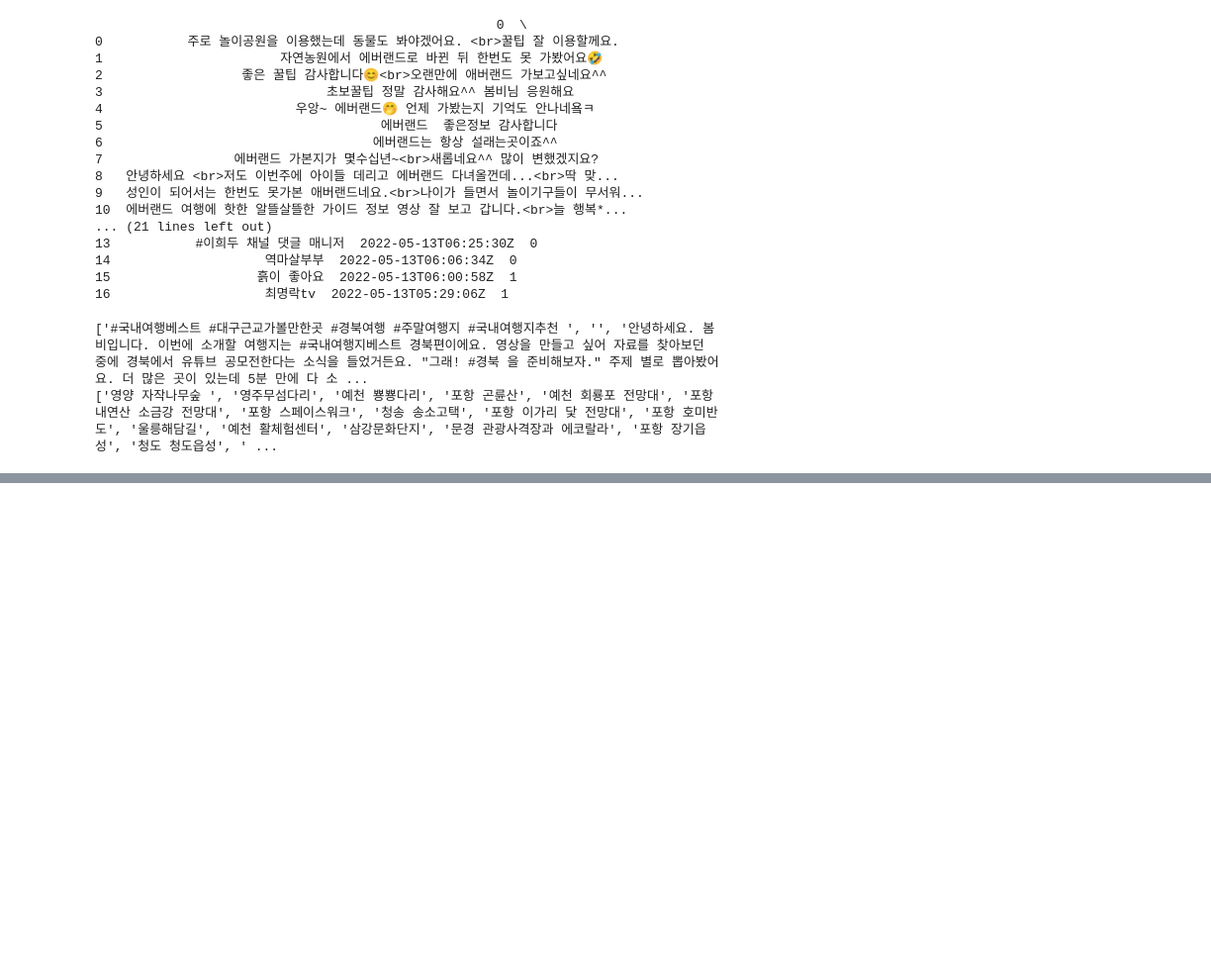
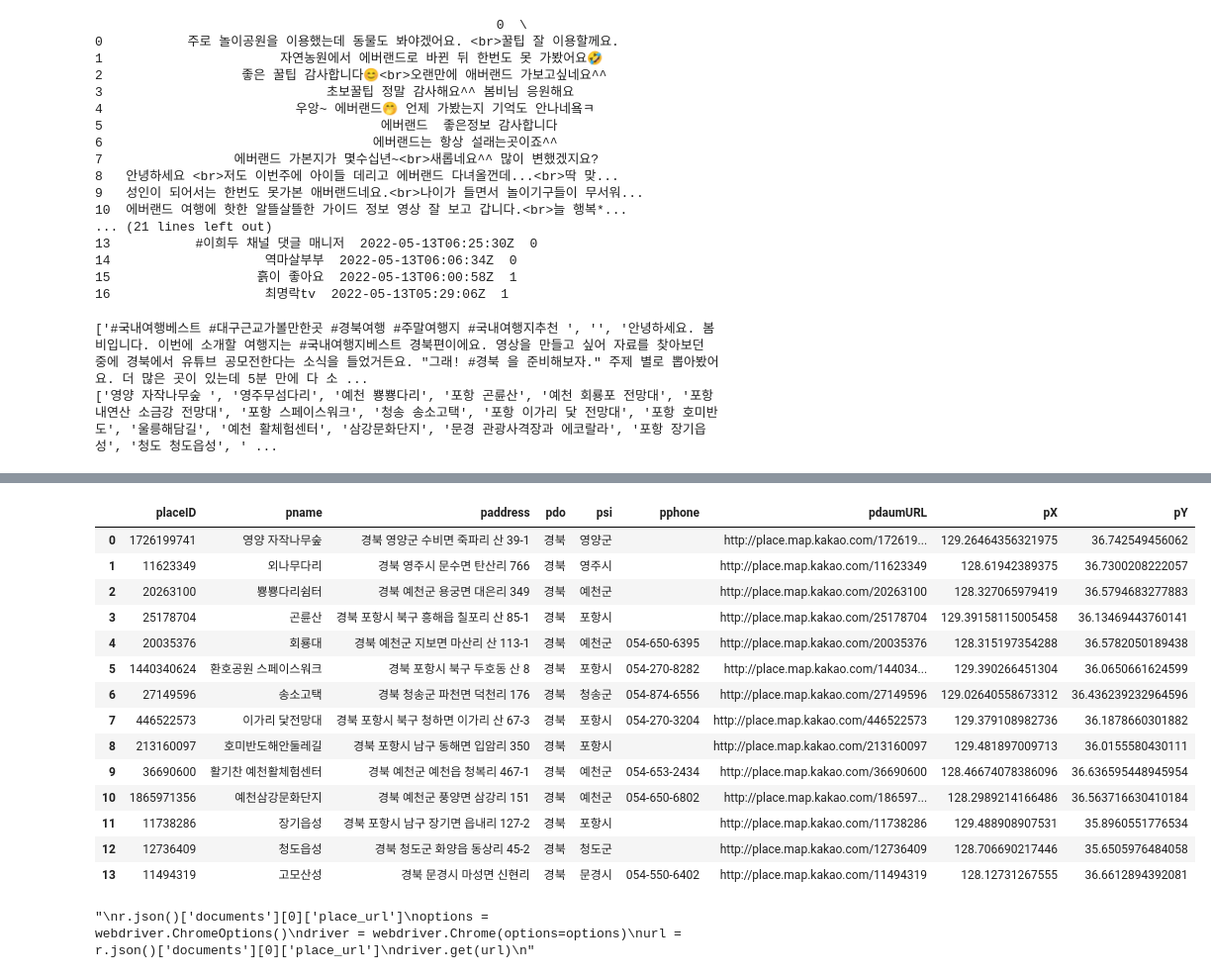
Before and after one commit to oduodg/Nexpot, a Jupyter notebook: YouTubeAPI.ipynb, the cells around one changed output, grey strips where cells are left out. Shown at 99% size. Drawn from its saved outputs; the diff is of its cells as text; code cells hidden in the pictures; blank space fills up the shorter version.

Commit message:
kakaomap 상세정보 db 저장

```diff
--- a/YouTubeAPI.ipynb
+++ b/YouTubeAPI.ipynb
@@ -244,0 +220,35 @@ r.json()
+# %%
+place_id = []
+place_do =  []
+place_si =[]
+place_name = []
+place_address = []
+place_phone = []
+place_url = []
+place_X = []
+place_Y = []
+kakao_df = pd.DataFrame(columns=['ID','이름','주소','도', '시','전화번호','URL','X좌표','Y좌표'])
+for i in range(len(place)):
+    url = "https://dapi.kakao.com/v2/local/search/keyword.json?"
+    apikey = "c533ba443ba909af8d277567163d03fe"
+    query = str(place[i])
+
+    r = requests.get( url, params = {'query':query}, headers={'Authorization' : 'KakaoAK ' + apikey } )
+    js = simplejson.JSONEncoder().encode(r.json())
+    rj = r.json()
+    print(rj)
+    if rj['documents'] == []:
+        continue
+    place_id.append(rj['documents'][0]['id'])
+    if rj['meta']['same_name']['selected_region'] == '':
+        place_do.append(rj['documents'][0]['address_name'].split()[0])
+        place_si.append(rj['documents'][0]['address_name'].split()[1])
+    else:
+        place_do.append(rj['meta']['same_name']['selected_region'].split()[0])
+        place_si.append(rj['meta']['same_name']['selected_region'].split()[1])
+    place_name.append(rj['documents'][0]['place_name'])
+    place_address.append(rj['documents'][0]['address_name'])
+    place_phone.append(rj['documents'][0]['phone'])
+    place_url.append(rj['documents'][0]['place_url'])
+    place_X.append(rj['documents'][0]['x'])
+    place_Y.append(rj['documents'][0]['y'])
@@ -245,7 +273,32 @@ r.json()
+# %%
+kakao_df=pd.DataFrame([place_id,place_name,place_address,place_do,place_si,place_phone,place_url,place_X,place_Y]).T
+kakao_df.columns=['placeID','pname','paddress',
+                  'pdo', 'psi','pphone','pdaumURL','pX','pY']
+kakao_df
+# %% [output]
+|  | placeID | pname | paddress | pdo | psi | pphone | pdaumURL | pX | pY |
+| 0 | 1726199741 | 영양 자작나무숲 | 경북 영양군 수비면 죽파리 산 39-1 | 경북 | 영양군 |  | http://place.map.kakao.com/172619... | 129.26464356321975 | 36.742549456062 |
+| 1 | 11623349 | 외나무다리 | 경북 영주시 문수면 탄산리 766 | 경북 | 영주시 |  | http://place.map.kakao.com/11623349 | 128.61942389375 | 36.7300208222057 |
+| 2 | 20263100 | 뿅뿅다리쉼터 | 경북 예천군 용궁면 대은리 349 | 경북 | 예천군 |  | http://place.map.kakao.com/20263100 | 128.327065979419 | 36.5794683277883 |
+| 3 | 25178704 | 곤륜산 | 경북 포항시 북구 흥해읍 칠포리 산 85-1 | 경북 | 포항시 |  | http://place.map.kakao.com/25178704 | 129.39158115005458 | 36.13469443760141 |
+| 4 | 20035376 | 회룡대 | 경북 예천군 지보면 마산리 산 113-1 | 경북 | 예천군 | 054-650-6395 | http://place.map.kakao.com/20035376 | 128.315197354288 | 36.5782050189438 |
+| 5 | 1440340624 | 환호공원 스페이스워크 | 경북 포항시 북구 두호동 산 8 | 경북 | 포항시 | 054-270-8282 | http://place.map.kakao.com/144034... | 129.390266451304 | 36.0650661624599 |
+| 6 | 27149596 | 송소고택 | 경북 청송군 파천면 덕천리 176 | 경북 | 청송군 | 054-874-6556 | http://place.map.kakao.com/27149596 | 129.02640558673312 | 36.436239232964596 |
+| 7 | 446522573 | 이가리 닻전망대 | 경북 포항시 북구 청하면 이가리 산 67-3 | 경북 | 포항시 | 054-270-3204 | http://place.map.kakao.com/446522573 | 129.379108982736 | 36.1878660301882 |
+| 8 | 213160097 | 호미반도해안둘레길 | 경북 포항시 남구 동해면 입암리 350 | 경북 | 포항시 |  | http://place.map.kakao.com/213160097 | 129.481897009713 | 36.0155580430111 |
+| 9 | 36690600 | 활기찬 예천활체험센터 | 경북 예천군 예천읍 청복리 467-1 | 경북 | 예천군 | 054-653-2434 | http://place.map.kakao.com/36690600 | 128.46674078386096 | 36.636595448945954 |
+| 10 | 1865971356 | 예천삼강문화단지 | 경북 예천군 풍양면 삼강리 151 | 경북 | 예천군 | 054-650-6802 | http://place.map.kakao.com/186597... | 128.2989214166486 | 36.563716630410184 |
+| 11 | 11738286 | 장기읍성 | 경북 포항시 남구 장기면 읍내리 127-2 | 경북 | 포항시 |  | http://place.map.kakao.com/11738286 | 129.488908907531 | 35.8960551776534 |
+| 12 | 12736409 | 청도읍성 | 경북 청도군 화양읍 동상리 45-2 | 경북 | 청도군 |  | http://place.map.kakao.com/12736409 | 128.706690217446 | 35.6505976484058 |
+| 13 | 11494319 | 고모산성 | 경북 문경시 마성면 신현리 | 경북 | 문경시 | 054-550-6402 | http://place.map.kakao.com/11494319 | 128.12731267555 | 36.6612894392081 |
 # %%
+'''
 r.json()['documents'][0]['place_url']
 options = webdriver.ChromeOptions()
 driver = webdriver.Chrome(options=options)
 url = r.json()['documents'][0]['place_url']
 driver.get(url)
+'''
+# %% [output]
+"\nr.json()['documents'][0]['place_url']\noptions = webdriver.ChromeOptions()\ndriver = webdriver.Chrome(options=options)\nurl = r.json()['documents'][0]['place_url']\ndriver.get(url)\n"
 # %%
```
Also changed, not shown: parts of 7 cells of this notebook.
